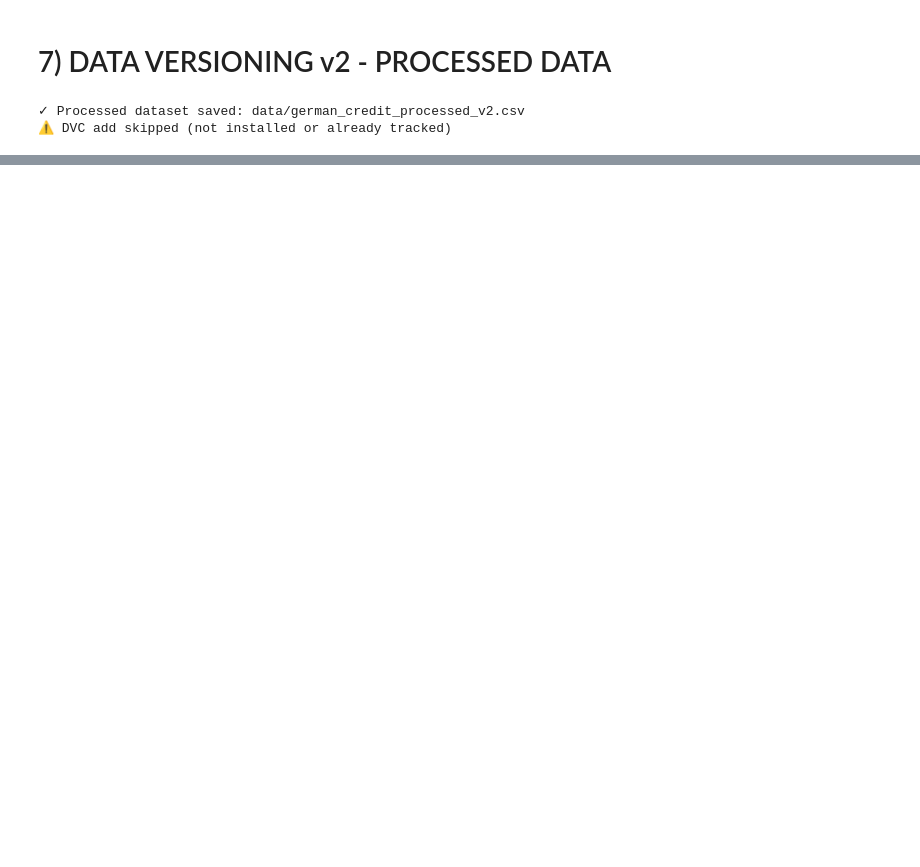
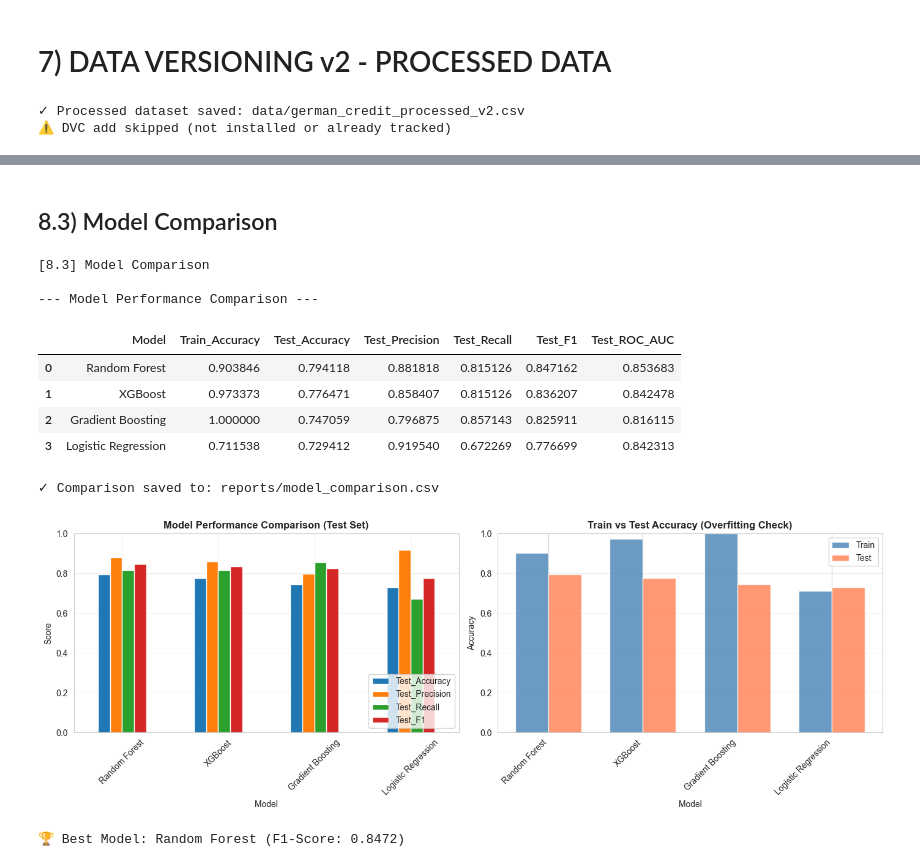
Before and after one commit to AlejandroDiaz10/MLOps, a Jupyter notebook: Fase1/Equipo34_Fase1.ipynb, the cells around one changed output, grey strips where cells are left out. Saved outputs shown, nothing was run; the diff lists cells and outputs as text; code cells hidden in the pictures; blank space fills up the shorter version.

```diff
--- a/Fase1/Equipo34_Fase1-ale.ipynb
+++ b/Fase1/Equipo34_Fase1.ipynb
@@ -729,10 +750,0 @@ df_processed = df.copy()
-# %%
-print("\n[6.1] Outlier Treatment\n")
-
-# Cap outliers at 99th percentile for key features
-outlier_cols = ['amount', 'duration']
-for col in outlier_cols:
-    cap_value = df_processed[col].quantile(0.99)
-    n_capped = (df_processed[col] > cap_value).sum()
-    df_processed[col] = df_processed[col].clip(upper=cap_value)
-    print(f"  {col}: capped {n_capped} values at {cap_value:.0f}")
@@ -878,0 +1037,70 @@ except:
+# %% [markdown]
+## 8.3) Model Comparison
+# %%
+print("\n[8.3] Model Comparison")
+
+# Create comparison DataFrame
+results_df = pd.DataFrame(training_results)
+
+# Sort by F1-Score (balanced metric for imbalanced data)
+results_df = results_df.sort_values('Test_F1', ascending=False).reset_index(drop=True)
+
+print("\n--- Model Performance Comparison ---")
+display(results_df)
+
+# Save comparison
+Path('reports').mkdir(exist_ok=True)
+results_df.to_csv('reports/model_comparison.csv', index=False)
+print("\n✓ Comparison saved to: reports/model_comparison.csv")
+
+# Visualize comparison
+fig, axes = plt.subplots(1, 2, figsize=(14, 5))
+
+# Plot 1: Test Metrics Comparison
+metrics_to_plot = ['Test_Accuracy', 'Test_Precision', 'Test_Recall', 'Test_F1']
+results_df[['Model'] + metrics_to_plot].set_index('Model').plot(
+    kind='bar', ax=axes[0], rot=45
+)
+axes[0].set_title('Model Performance Comparison (Test Set)', fontweight='bold')
+axes[0].set_ylabel('Score')
+axes[0].set_ylim(0, 1)
+axes[0].legend(loc='lower right')
+axes[0].grid(True, alpha=0.3)
+
+# Plot 2: Train vs Test Accuracy (Overfitting check)
+x_pos = np.arange(len(results_df))
+width = 0.35
+axes[1].bar(x_pos - width/2, results_df['Train_Accuracy'], width,
+           label='Train', alpha=0.8, color='steelblue')
+axes[1].bar(x_pos + width/2, results_df['Test_Accuracy'], width,
+           label='Test', alpha=0.8, color='coral')
+axes[1].set_xlabel('Model')
+axes[1].set_ylabel('Accuracy')
+axes[1].set_title('Train vs Test Accuracy (Overfitting Check)', fontweight='bold')
+axes[1].set_xticks(x_pos)
+axes[1].set_xticklabels(results_df['Model'], rotation=45, ha='right')
+axes[1].legend()
+axes[1].grid(True, alpha=0.3, axis='y')
+axes[1].set_ylim(0, 1)
+
+plt.tight_layout()
+Path('reports/figures').mkdir(parents=True, exist_ok=True)
+plt.savefig('reports/figures/model_comparison.png', dpi=300, bbox_inches='tight')
+plt.show()
+
+# Identify best model
+best_model_name = results_df.iloc[0]['Model']
+best_f1 = results_df.iloc[0]['Test_F1']
+print(f"\n🏆 Best Model: {best_model_name} (F1-Score: {best_f1:.4f})")
+# %% [output]
+[8.3] Model Comparison
+
+--- Model Performance Comparison ---
+|  | Model | Train_Accuracy | Test_Accuracy | Test_Precision | Test_Recall | Test_F1 | Test_ROC_AUC |
+| 0 | Random Forest | 0.903846 | 0.794118 | 0.881818 | 0.815126 | 0.847162 | 0.853683 |
+| 1 | XGBoost | 0.973373 | 0.776471 | 0.858407 | 0.815126 | 0.836207 | 0.842478 |
+| 2 | Gradient Boosting | 1.000000 | 0.747059 | 0.796875 | 0.857143 | 0.825911 | 0.816115 |
+| 3 | Logistic Regression | 0.711538 | 0.729412 | 0.919540 | 0.672269 | 0.776699 | 0.842313 |
+✓ Comparison saved to: reports/model_comparison.csv
+[figure, added]
+🏆 Best Model: Random Forest (F1-Score: 0.8472)
```
Also changed, not shown: parts of 31 cells of this notebook, 12 other files.
